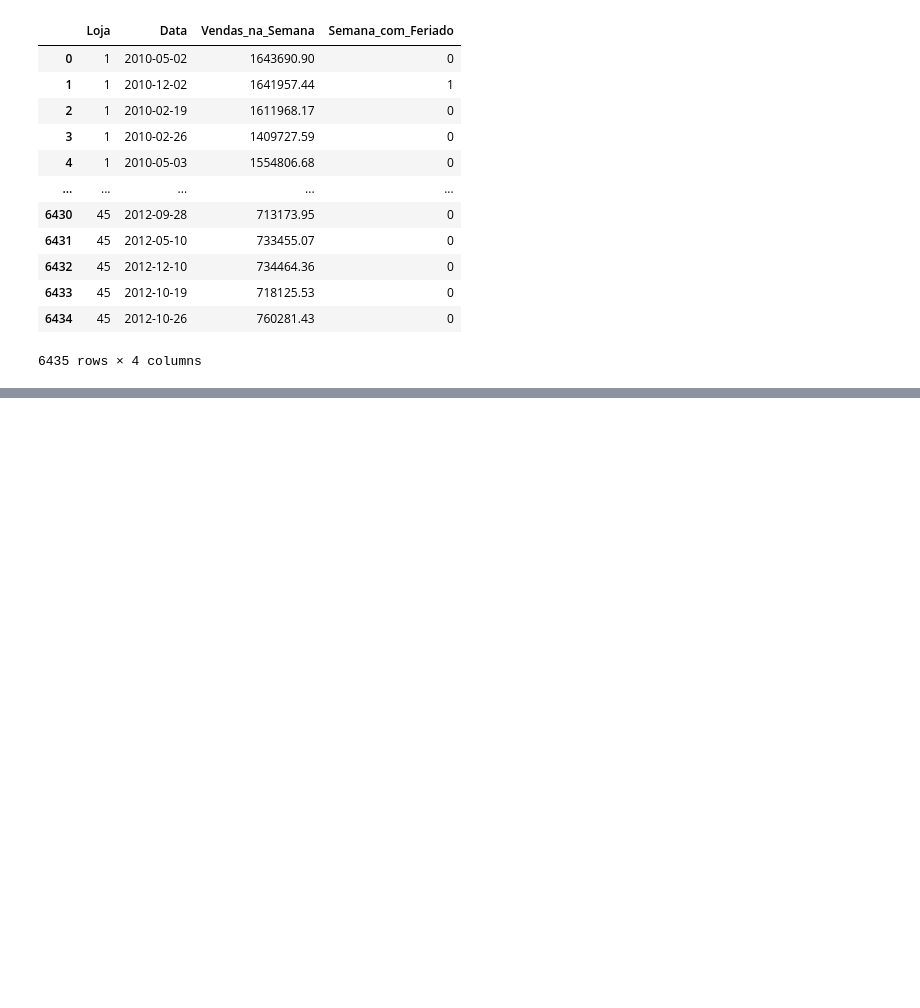
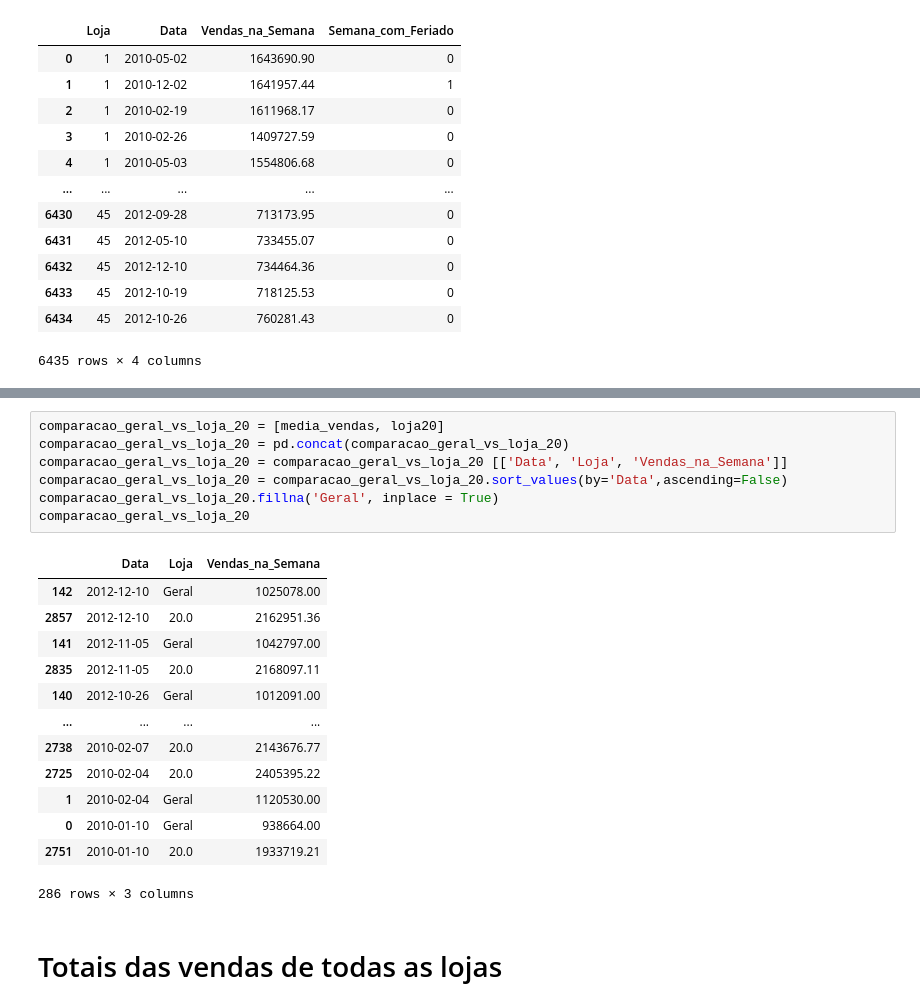
Before and after one commit to Rafaelfyh/MiniProjetoDNC, a Jupyter notebook: Projeto_DBC_Slot4.ipynb, the cells around one changed output, grey strips where cells are left out. Saved outputs shown, nothing was run; the diff lists cells and outputs as text; blank space fills up the shorter version.

```diff
--- a/Projeto_DBC_Slot4.ipynb
+++ b/Projeto_DBC_Slot4.ipynb
@@ -353,0 +489,23 @@ media_vendas
+# %%
+comparacao_geral_vs_loja_20 = [media_vendas, loja20]
+comparacao_geral_vs_loja_20 = pd.concat(comparacao_geral_vs_loja_20)
+comparacao_geral_vs_loja_20 = comparacao_geral_vs_loja_20 [['Data', 'Loja', 'Vendas_na_Semana']]
+comparacao_geral_vs_loja_20 = comparacao_geral_vs_loja_20.sort_values(by='Data',ascending=False)
+comparacao_geral_vs_loja_20.fillna('Geral', inplace = True)
+comparacao_geral_vs_loja_20
+# %% [output]
+|  | Data | Loja | Vendas_na_Semana |
+| 142 | 2012-12-10 | Geral | 1025078.00 |
+| 2857 | 2012-12-10 | 20.0 | 2162951.36 |
+| 141 | 2012-11-05 | Geral | 1042797.00 |
+| 2835 | 2012-11-05 | 20.0 | 2168097.11 |
+| 140 | 2012-10-26 | Geral | 1012091.00 |
+| ... | ... | ... | ... |
+| 2738 | 2010-02-07 | 20.0 | 2143676.77 |
+| 2725 | 2010-02-04 | 20.0 | 2405395.22 |
+| 1 | 2010-02-04 | Geral | 1120530.00 |
+| 0 | 2010-01-10 | Geral | 938664.00 |
+| 2751 | 2010-01-10 | 20.0 | 1933719.21 |
+286 rows × 3 columns
+# %% [markdown]
+# Totais das vendas de todas as lojas
```
Also changed, not shown: parts of 71 cells of this notebook.
